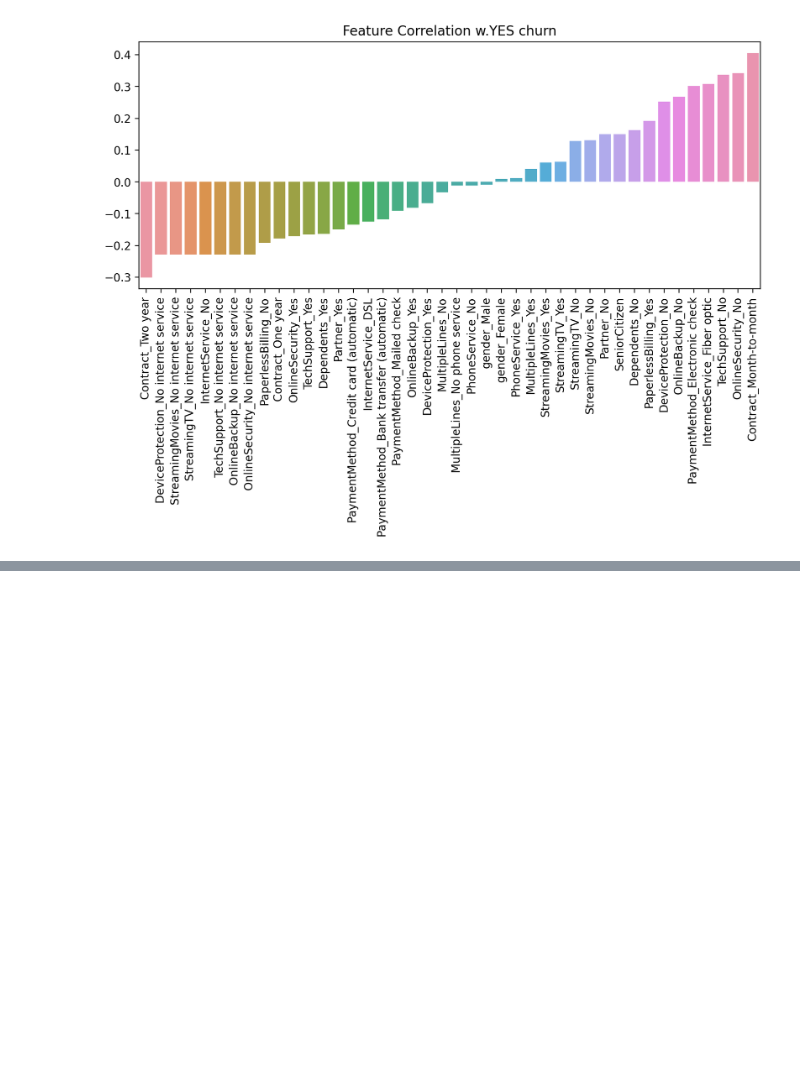
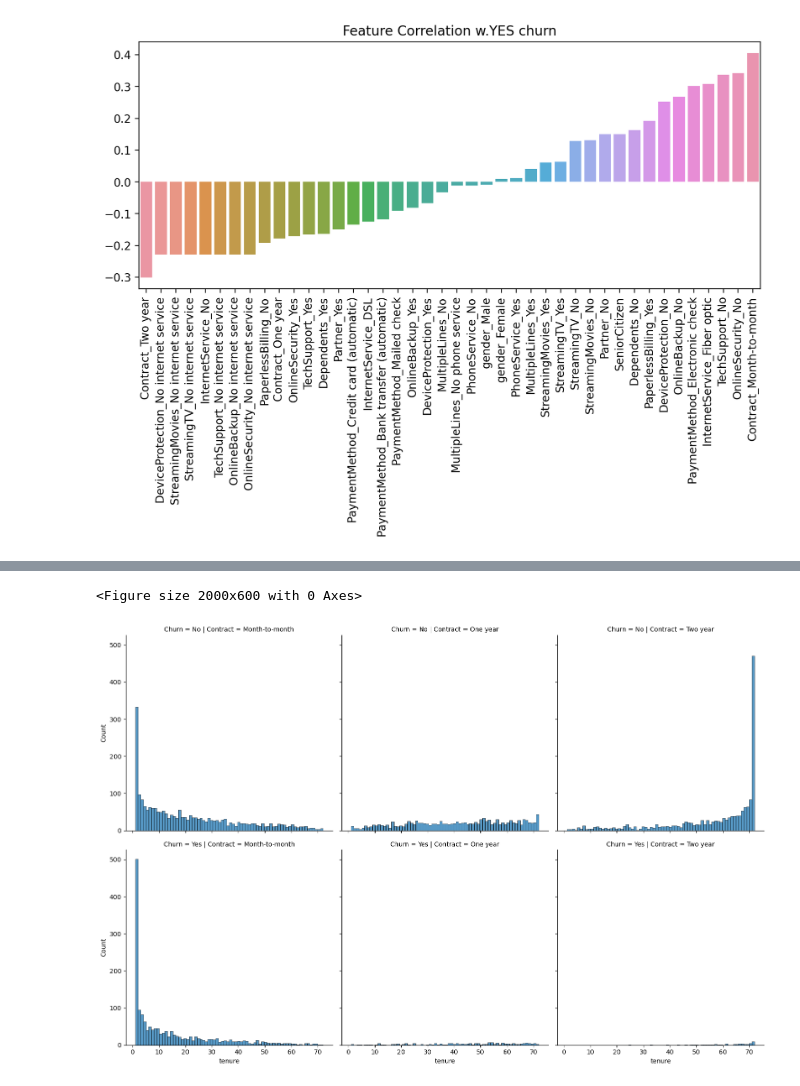
Before and after one commit to NadeemDin/ML-Projects, a Jupyter notebook: TeleCom Churn data model.ipynb, the cells around one changed output, grey strips where cells are left out. Cells and saved outputs as stored; diff of their text form; code cells hidden in the pictures; blank space fills up the shorter version.

```diff
--- a/TeleCom Churn data model.ipynb
+++ b/TeleCom Churn data model.ipynb
@@ -151,0 +171,6 @@ plt.xticks(rotation=90);
+# %%
+plt.figure(figsize=(10,3),dpi=200)
+sns.displot(data=df,x='tenure',bins=70,col='Contract',row='Churn');
+# %% [output]
+<Figure size 2000x600 with 0 Axes>
+[figure, added]
```
Also changed, not shown: parts of 23 cells of this notebook.
